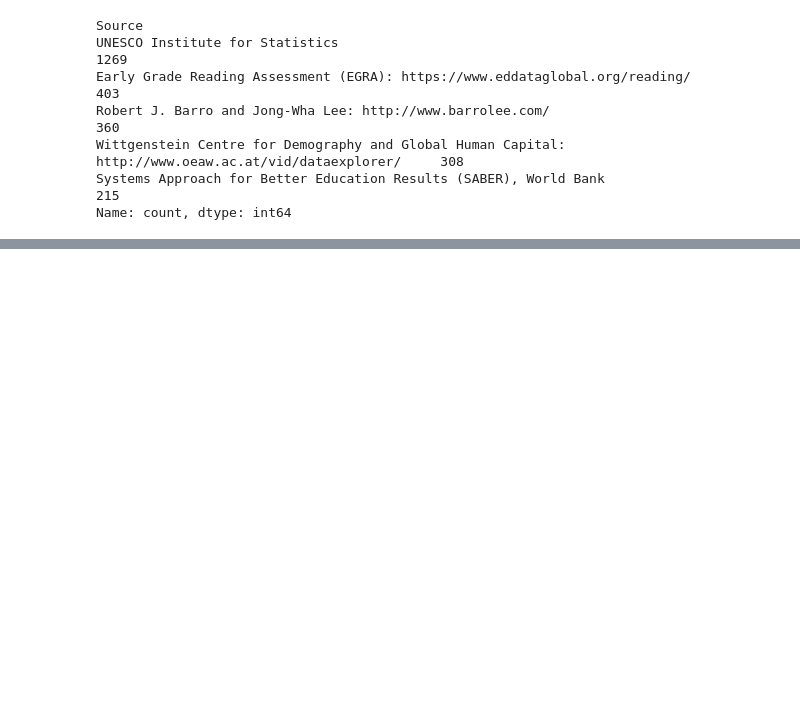
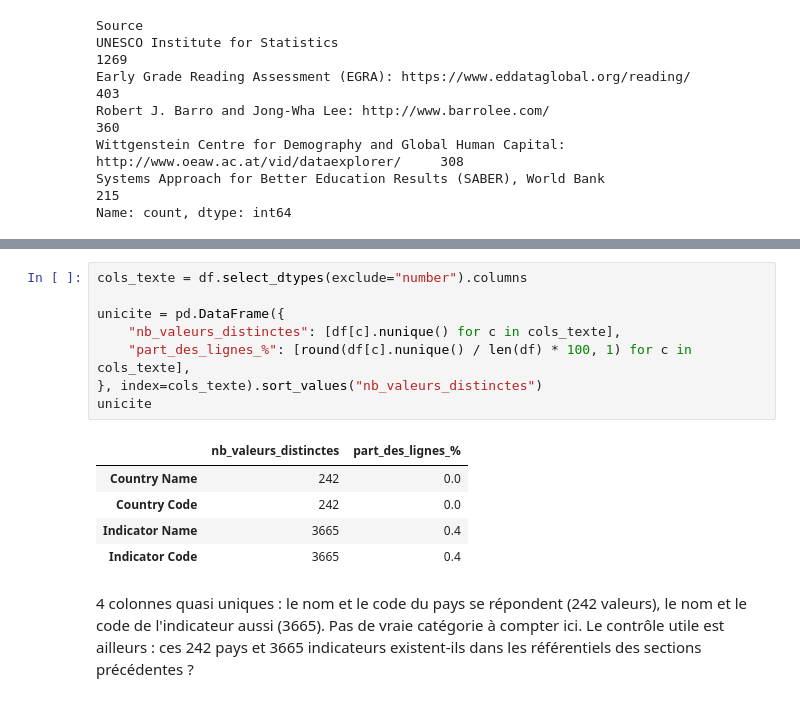
Before and after one commit to humanuoid/oc-p2-education-systems-analysis, a Jupyter notebook: notebooks/data_quality.ipynb, the cells around one changed output, grey strips where cells are left out. Cells and saved outputs as stored; diff of their text form; blank space fills up the shorter version.

```diff
--- a/notebooks/data_quality.ipynb
+++ b/notebooks/data_quality.ipynb
@@ -511,0 +677,16 @@ Prochaine section : `EdStatsData.csv`.
+# %%
+cols_texte = df.select_dtypes(exclude="number").columns
+
+unicite = pd.DataFrame({
+    "nb_valeurs_distinctes": [df[c].nunique() for c in cols_texte],
+    "part_des_lignes_%": [round(df[c].nunique() / len(df) * 100, 1) for c in cols_texte],
+}, index=cols_texte).sort_values("nb_valeurs_distinctes")
+unicite
+# %% [output]
+|  | nb_valeurs_distinctes | part_des_lignes_% |
+| Country Name | 242 | 0.0 |
+| Country Code | 242 | 0.0 |
+| Indicator Name | 3665 | 0.4 |
+| Indicator Code | 3665 | 0.4 |
+# %% [markdown]
+4 colonnes quasi uniques : le nom et le code du pays se répondent (242 valeurs), le nom et le code de l'indicateur aussi (3665). Pas de vraie catégorie à compter ici. Le contrôle utile est ailleurs : ces 242 pays et 3665 indicateurs existent-ils dans les référentiels des sections précédentes ?
```
Also changed, not shown: parts of 43 cells of this notebook.
